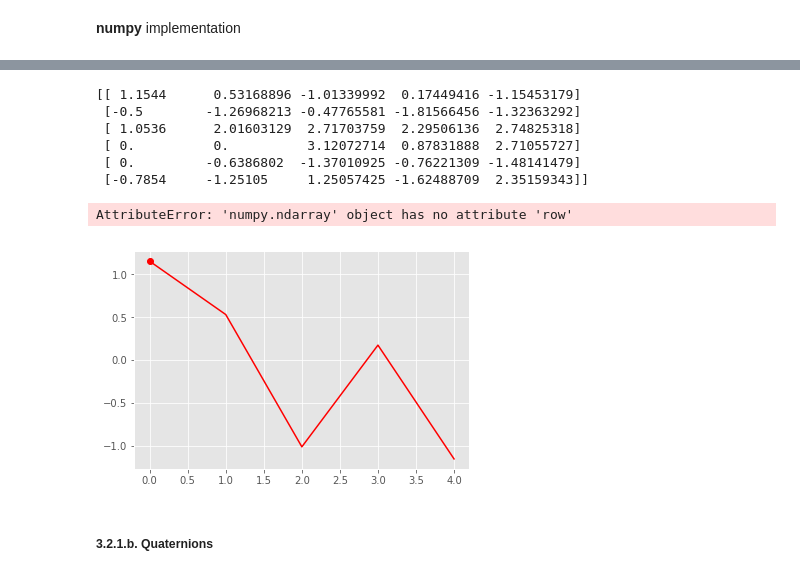
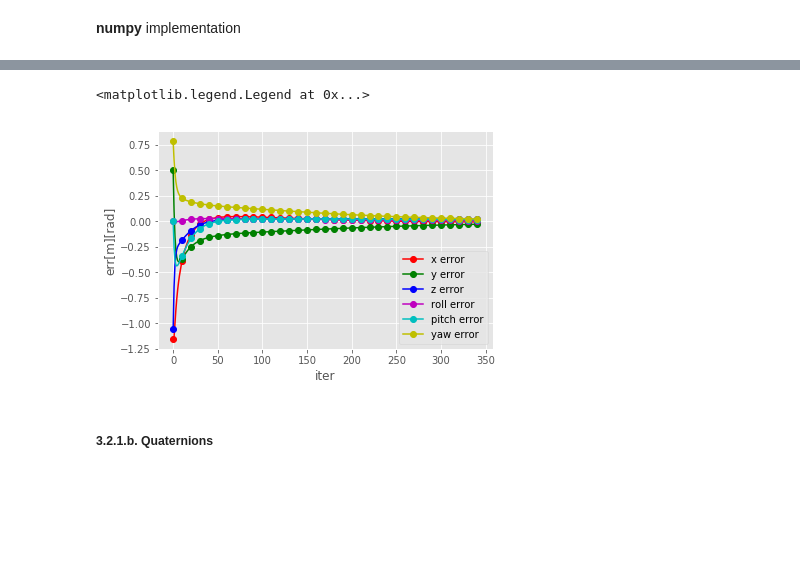
Before and after one commit to mcarfagno/robot_arm_pick_and_place, a Jupyter notebook: InverseKinematics.ipynb, the cells around one changed output, grey strips where cells are left out. Cells and saved outputs as stored; diff of their text form; code cells hidden in the pictures; blank space fills up the shorter version.

Commit message:
fix: numpy implementation

```diff
--- a/InverseKinematics.ipynb
+++ b/InverseKinematics.ipynb
@@ -980,27 +980,31 @@ def ik_np(J,X,x_goal,q_start):
     x_ee=x(q[0],q[1],q[2],q[3],q[4],q[5]).astype(np.float64)
     x_ee=np.squeeze(x_ee, axis=2)
 
-    delta_x=x_ee-x_goal
+    delta_x=x_goal-x_ee
     delta_x[3]=( delta_x[3] + np.pi) % (2 * np.pi ) - np.pi
     delta_x[4]=( delta_x[4] + np.pi) % (2 * np.pi ) - np.pi
     delta_x[5]=( delta_x[5] + np.pi) % (2 * np.pi ) - np.pi
 
     #save history to check convergence
     delta_x_arr=delta_x
-    max_iter=100
+    max_iter=500
     i=0
 
     while(np.sum(np.abs(delta_x)) > 0.1):
 
         ja=(j(q[0],q[1],q[2],q[3],q[4],q[5])).astype(np.float64)
 
-        delta_q = 0.25*ja.T.dot(delta_x)
-
+        delta_q = 0.1*(ja.T).dot(delta_x)
+#         print("ITER: {}".format(i))
+#         print("X: {}".format(x_ee))
+#         print("J: {}".format(ja))
+#         print("Q: {}".format(q))
+#         print("DQ: {}".format(delta_q))
         q=q+delta_q
         x_ee=x(q[0],q[1],q[2],q[3],q[4],q[5]).astype(np.float64)
         x_ee=np.squeeze(x_ee, axis=2)
 
-        delta_x=x_ee-x_goal
+        delta_x=x_goal-x_ee
         delta_x[3]=( delta_x[3] + np.pi) % (2 * np.pi ) - np.pi
         delta_x[4]=( delta_x[4] + np.pi) % (2 * np.pi ) - np.pi
         delta_x[5]=( delta_x[5] + np.pi) % (2 * np.pi ) - np.pi
@@ -1028,28 +1032,19 @@ Wall time: 519 ms
-# %%
-print(x_err)
-# %% [output]
-[[ 1.1544      0.53168896 -1.01339992  0.17449416 -1.15453179]
- [-0.5        -1.26968213 -0.47765581 -1.81566456 -1.32363292]
- [ 1.0536      2.01603129  2.71703759  2.29506136  2.74825318]
- [ 0.          0.          3.12072714  0.87831888  2.71055727]
- [ 0.         -0.6386802  -1.37010925 -0.76221309 -1.48141479]
- [-0.7854     -1.25105     1.25057425 -1.62488709  2.35159343]]
 # %%
 #Plot error over-time
 import matplotlib.pyplot as plt
 plt.style.use('ggplot')
-plt.plot(range(x_err.shape[1]),x_err[0,:].T, 'r', marker='o',markevery=10, label="x error")
-plt.plot(range(x_err.shape[1]),x_err.row(1).T, 'g', marker='o',markevery=10, label="y error")
-plt.plot(range(x_err.shape[1]),x_err.row(2).T, 'b', marker='o',markevery=10, label="z error")
-plt.plot(range(x_err.shape[1]),x_err.row(3).T, 'm', marker='o',markevery=10, label="roll error")
-plt.plot(range(x_err.shape[1]),x_err.row(4).T, 'c', marker='o',markevery=10, label="pitch error")
-plt.plot(range(x_err.shape[1]),x_err.row(5).T, 'y', marker='o',markevery=10, label="yaw error")
+plt.plot(range(x_err.shape[1]),x_err[0,:], 'r', marker='o',markevery=10, label="x error")
+plt.plot(range(x_err.shape[1]),x_err[1,:], 'g', marker='o',markevery=10, label="y error")
+plt.plot(range(x_err.shape[1]),x_err[2,:], 'b', marker='o',markevery=10, label="z error")
+plt.plot(range(x_err.shape[1]),x_err[3,:], 'm', marker='o',markevery=10, label="roll error")
+plt.plot(range(x_err.shape[1]),x_err[4,:], 'c', marker='o',markevery=10, label="pitch error")
+plt.plot(range(x_err.shape[1]),x_err[5,:], 'y', marker='o',markevery=10, label="yaw error")
 plt.xlabel("iter")
 plt.ylabel("err[m][rad]")
 plt.legend()
 # %% [output]
-AttributeError: 'numpy.ndarray' object has no attribute 'row'
+<matplotlib.legend.Legend at 0x...>
-[figure, old version]
+[figure, new version]
 # %% [markdown]
 ##### 3.2.1.b. Quaternions
 # %%
```
Also changed, not shown: parts of 3 cells of this notebook.
